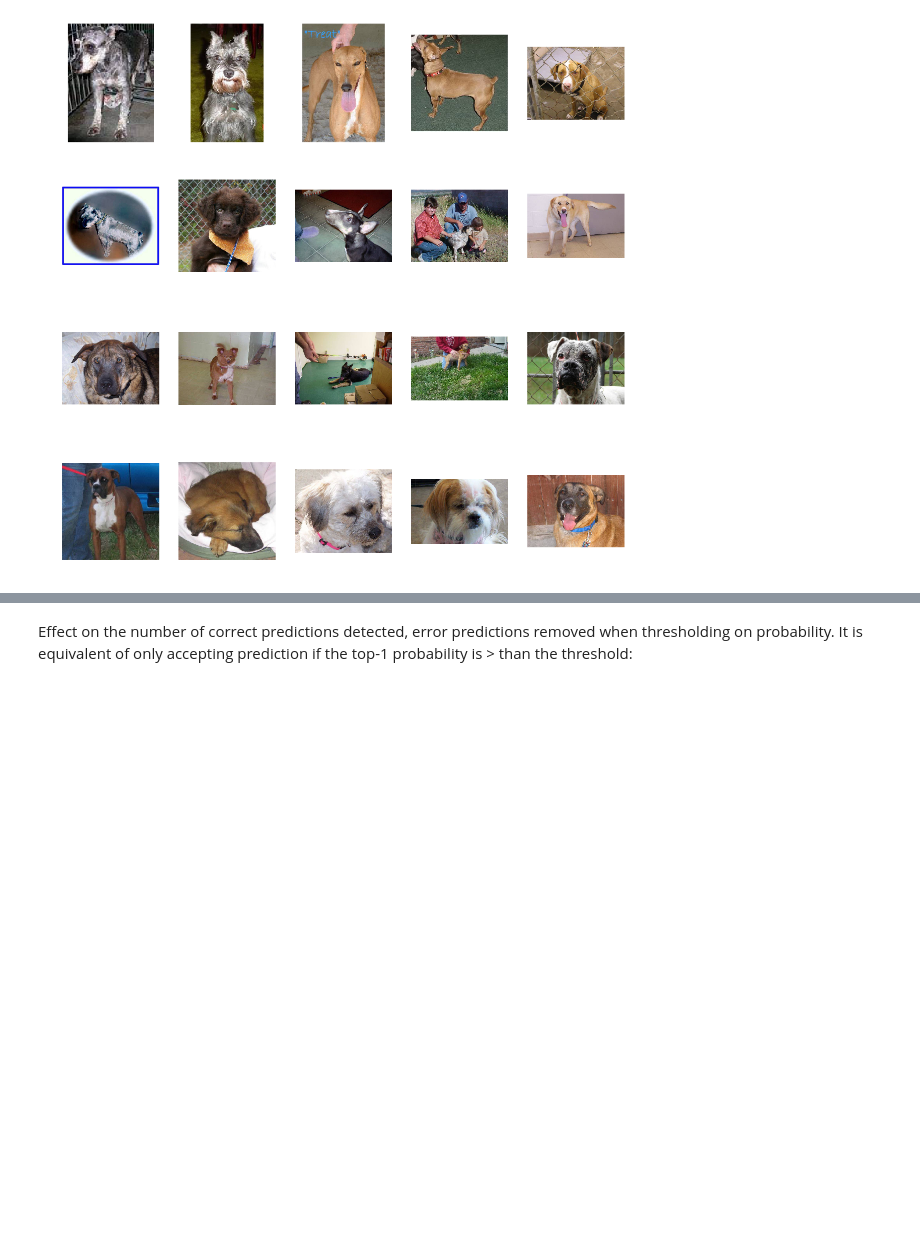
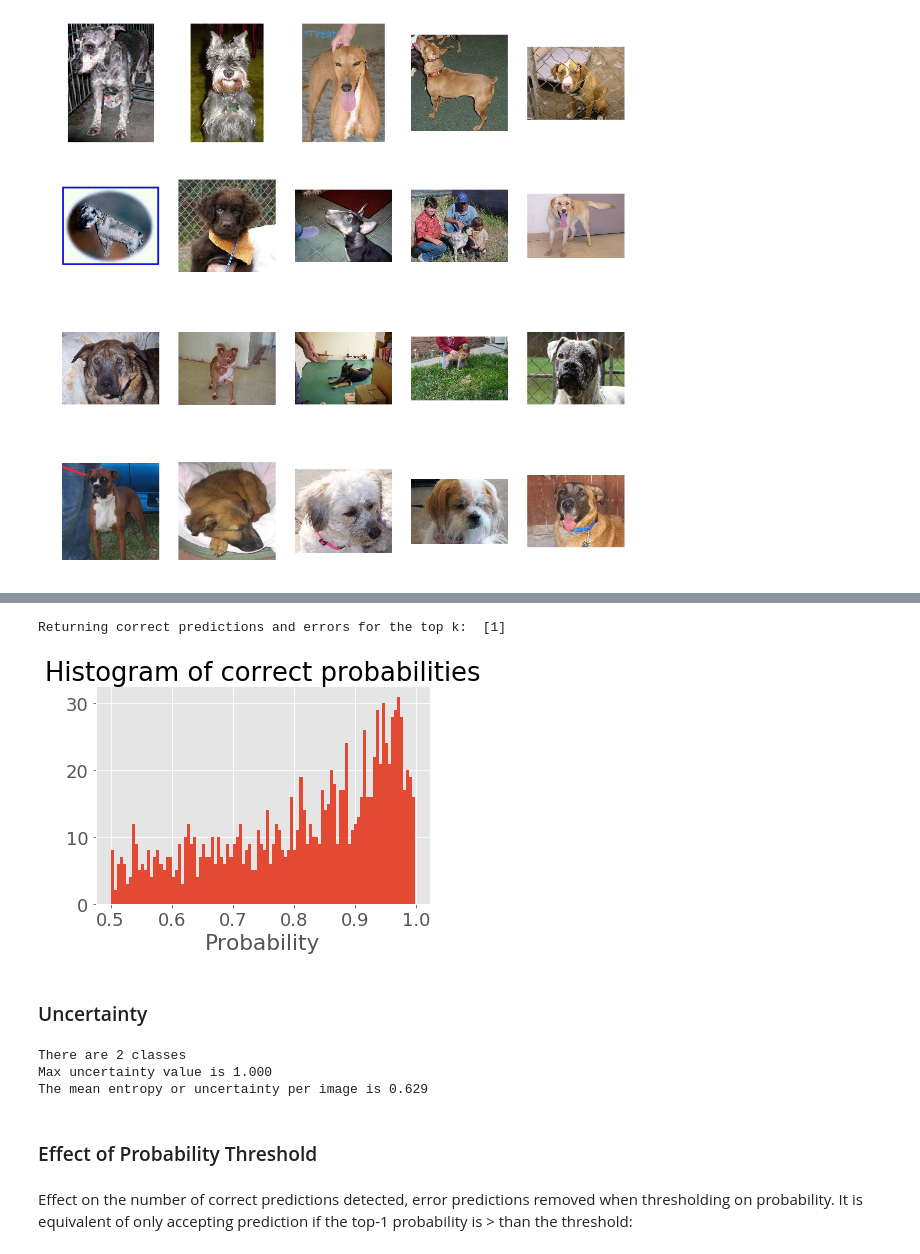
Before and after one commit to triagemd/keras-eval, a Jupyter notebook: example.ipynb, the cells around one changed output, grey strips where cells are left out. Drawn from its saved outputs; the diff is of its cells as text; code cells hidden in the pictures; blank space fills up the shorter version.

```diff
--- a/example.ipynb
+++ b/example.ipynb
@@ -183,3 +217,18 @@ Passing one of 'on', 'true', 'off', 'false' as a boolean is deprecated; use an a
+# %%
+evaluator.plot_probability_histogram('correct')
+# %% [output]
+Returning correct predictions and errors for the top k:  [1]
+[figure, added]
+# %% [markdown]
+### Uncertainty
+# %%
+uncertainty = evaluator.compute_uncertainty_distribution()
+# %% [output]
+There are 2 classes
+Max uncertainty value is 1.000
+The mean entropy or uncertainty per image is 0.629
+# %% [markdown]
+### Effect of Probability Threshold
 # %% [markdown]
 Effect on the number of correct predictions detected, error predictions removed when thresholding on probability.
 It is equivalent of only accepting prediction if the top-1 probability is > than the threshold:
```
Also changed, not shown: parts of 29 cells of this notebook.
